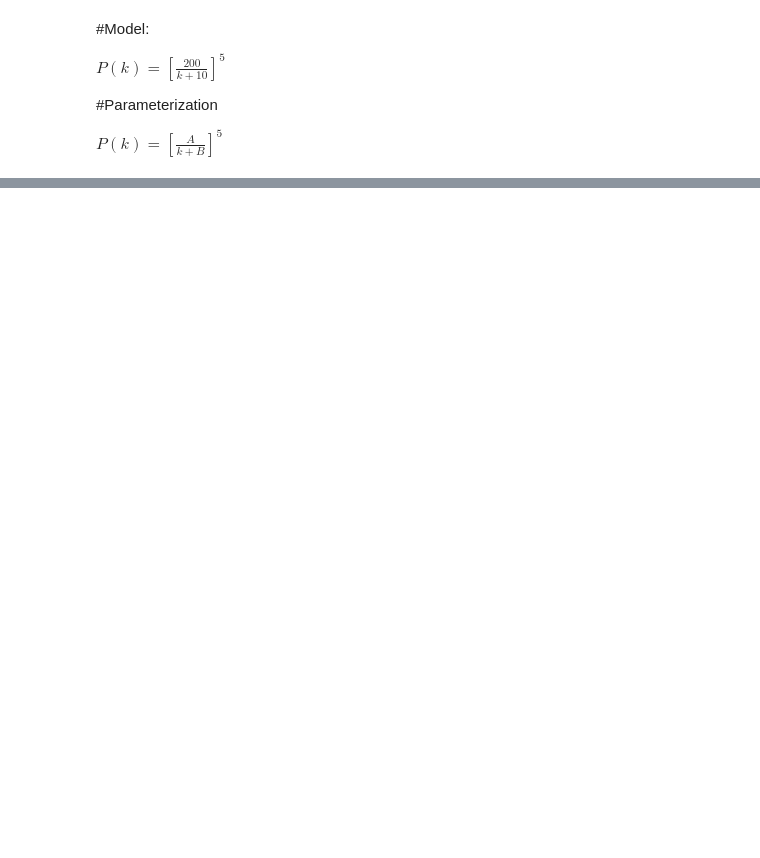
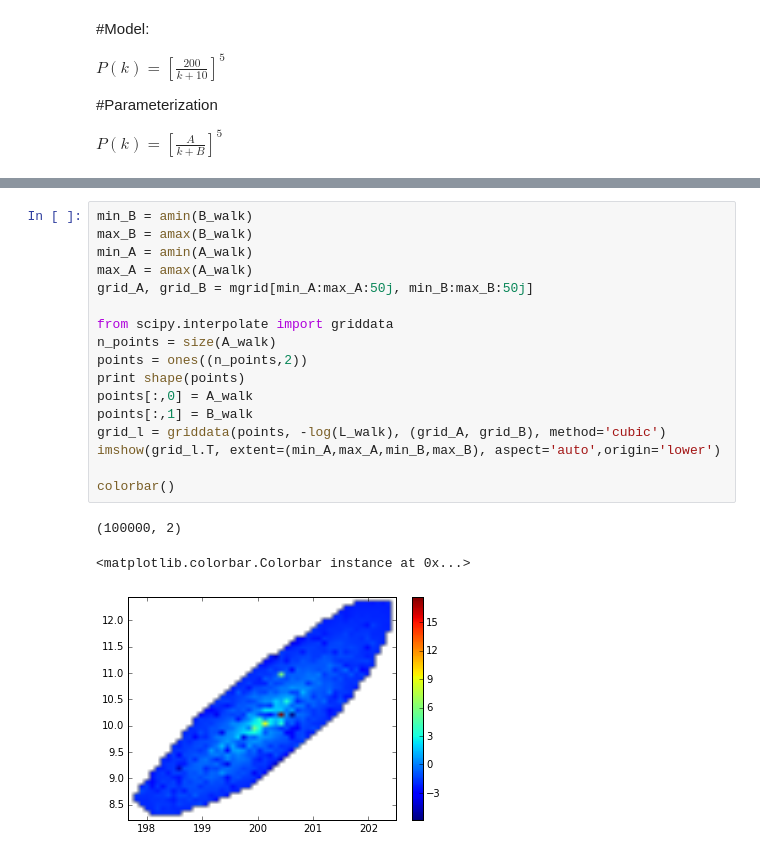
Before and after one commit to flgomezc/AndeanCosmoSchool2015, a Jupyter notebook: week3/03 MCMC over Power Spectrum with Covariance Matrix.ipynb, the cells around one changed output, grey strips where cells are left out. Cells and saved outputs as stored; diff of their text form; blank space fills up the shorter version.

```diff
--- a/week3/03 MCMC over Power Spectrum with Covariance Matrix.ipynb
+++ b/week3/03 MCMC over Power Spectrum with Covariance Matrix.ipynb
@@ -263,0 +287,21 @@ hist(B_walk)
+# %%
+min_B = amin(B_walk)
+max_B = amax(B_walk)
+min_A = amin(A_walk)
+max_A = amax(A_walk)
+grid_A, grid_B = mgrid[min_A:max_A:50j, min_B:max_B:50j]
+
+from scipy.interpolate import griddata
+n_points = size(A_walk)
+points = ones((n_points,2))
+print shape(points)
+points[:,0] = A_walk
+points[:,1] = B_walk
+grid_l = griddata(points, -log(L_walk), (grid_A, grid_B), method='cubic')
+imshow(grid_l.T, extent=(min_A,max_A,min_B,max_B), aspect='auto',origin='lower')
+
+colorbar()
+# %% [output]
+(100000, 2)
+<matplotlib.colorbar.Colorbar instance at 0x...>
+[figure, added]
```
Also changed, not shown: parts of 14 cells of this notebook, 2 other files.
